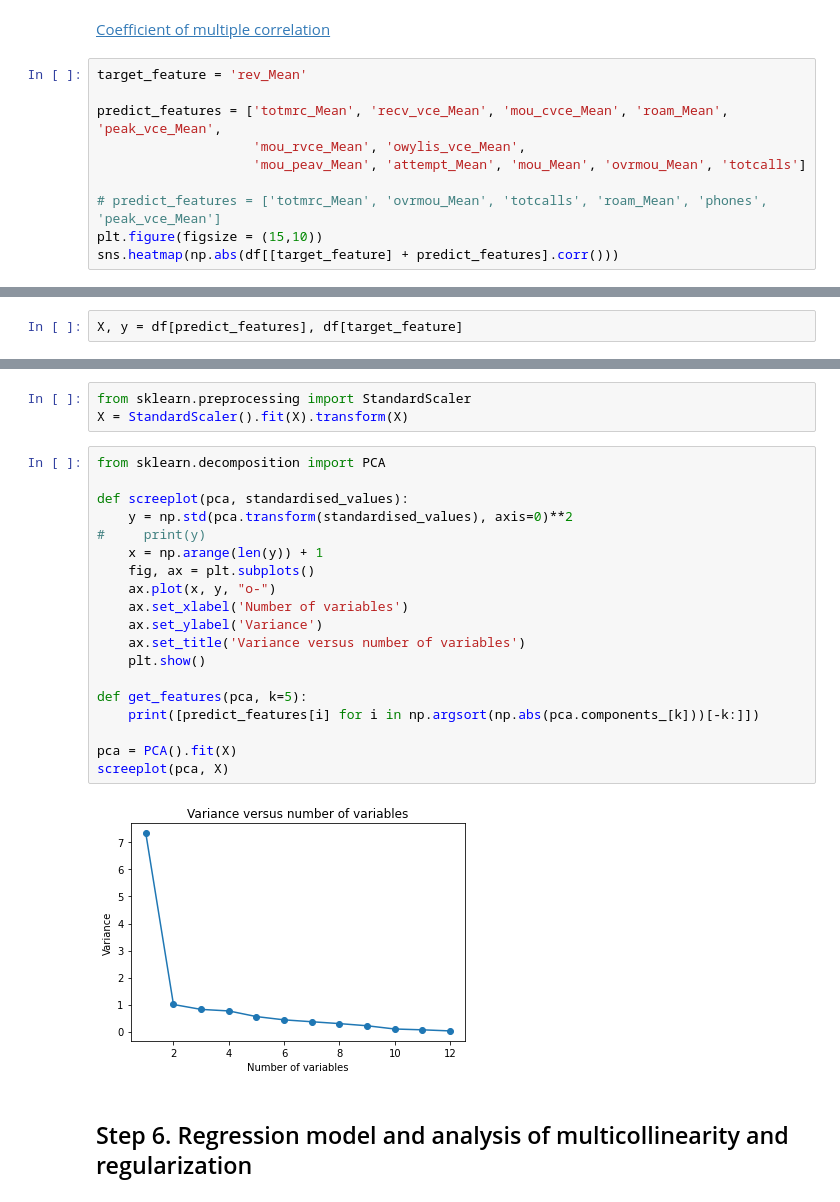
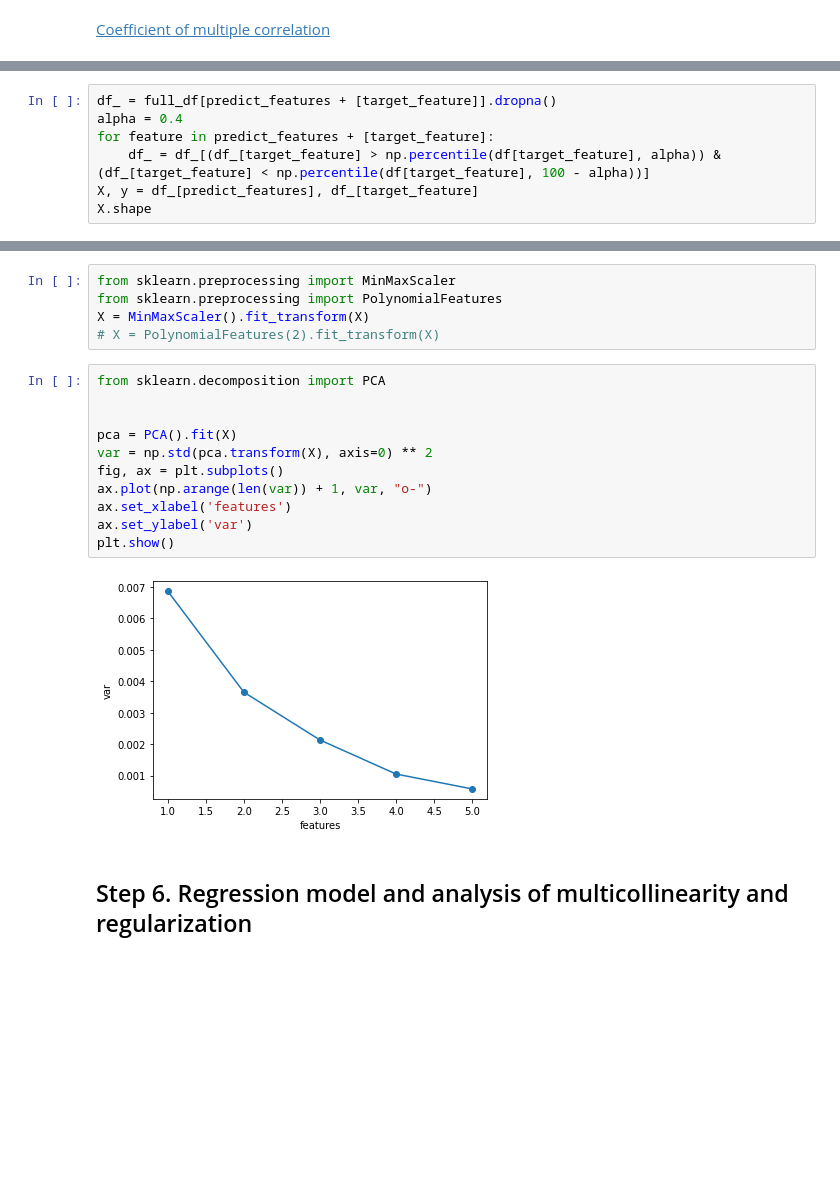
Before and after one commit to zuevmaxim/m-m2021, a Jupyter notebook: lab2.ipynb, the cells around one changed output, grey strips where cells are left out. Drawn from its saved outputs; the diff is of its cells as text; blank space fills up the shorter version.

```diff
--- a/lab2.ipynb
+++ b/lab2.ipynb
@@ -357,13 +329,3 @@ CC [0.295438, 0.306730] (ovrmou_Mean, totcalls)
 ## Step 5. Task formulation for regression. Estimate multivariate correlation (target-predictors).
 # %% [markdown]
 [Coefficient of multiple correlation](https://en.wikipedia.org/wiki/Coefficient_of_multiple_correlation)
-# %%
-target_feature = 'rev_Mean'
-
-predict_features = ['totmrc_Mean', 'recv_vce_Mean', 'mou_cvce_Mean', 'roam_Mean', 'peak_vce_Mean',
-                    'mou_rvce_Mean', 'owylis_vce_Mean',
-                    'mou_peav_Mean', 'attempt_Mean', 'mou_Mean', 'ovrmou_Mean', 'totcalls']
-
-# predict_features = ['totmrc_Mean', 'ovrmou_Mean', 'totcalls', 'roam_Mean', 'phones', 'peak_vce_Mean']
-plt.figure(figsize = (15,10))
-sns.heatmap(np.abs(df[[target_feature] + predict_features].corr()))
@@ -373,2 +332,7 @@ sns.heatmap(np.abs(df[[target_feature] + predict_features].corr()))
 # %%
-X, y = df[predict_features], df[target_feature]
+df_ = full_df[predict_features + [target_feature]].dropna()
+alpha = 0.4
+for feature in predict_features + [target_feature]:
+    df_ = df_[(df_[target_feature] > np.percentile(df[target_feature], alpha)) & (df_[target_feature] < np.percentile(df[target_feature], 100 - alpha))]
+X, y = df_[predict_features], df_[target_feature]
+X.shape
@@ -381,27 +347,21 @@ np.dot(np.dot(cxy.T, np.linalg.inv(cxx)), cxy)
 # %%
-from sklearn.preprocessing import StandardScaler
-X = StandardScaler().fit(X).transform(X)
+from sklearn.preprocessing import MinMaxScaler
+from sklearn.preprocessing import PolynomialFeatures
+X = MinMaxScaler().fit_transform(X)
+# X = PolynomialFeatures(2).fit_transform(X)
 # %%
 from sklearn.decomposition import PCA
 
-def screeplot(pca, standardised_values):
-    y = np.std(pca.transform(standardised_values), axis=0)**2
-#     print(y)
-    x = np.arange(len(y)) + 1
-    fig, ax = plt.subplots()
-    ax.plot(x, y, "o-")
-    ax.set_xlabel('Number of variables')
-    ax.set_ylabel('Variance')
-    ax.set_title('Variance versus number of variables')
-    plt.show()
-
-def get_features(pca, k=5):
-    print([predict_features[i] for i in np.argsort(np.abs(pca.components_[k]))[-k:]])
 
 pca = PCA().fit(X)
-screeplot(pca, X)
+var = np.std(pca.transform(X), axis=0) ** 2
+fig, ax = plt.subplots()
+ax.plot(np.arange(len(var)) + 1, var, "o-")
+ax.set_xlabel('features')
+ax.set_ylabel('var')
+plt.show()
 # %% [output]
-[figure, old version]
+[figure, new version]
 # %% [markdown]
 ## Step 6. Regression model and analysis of multicollinearity and regularization
 # %%
```
Also changed, not shown: parts of 29 cells of this notebook.
